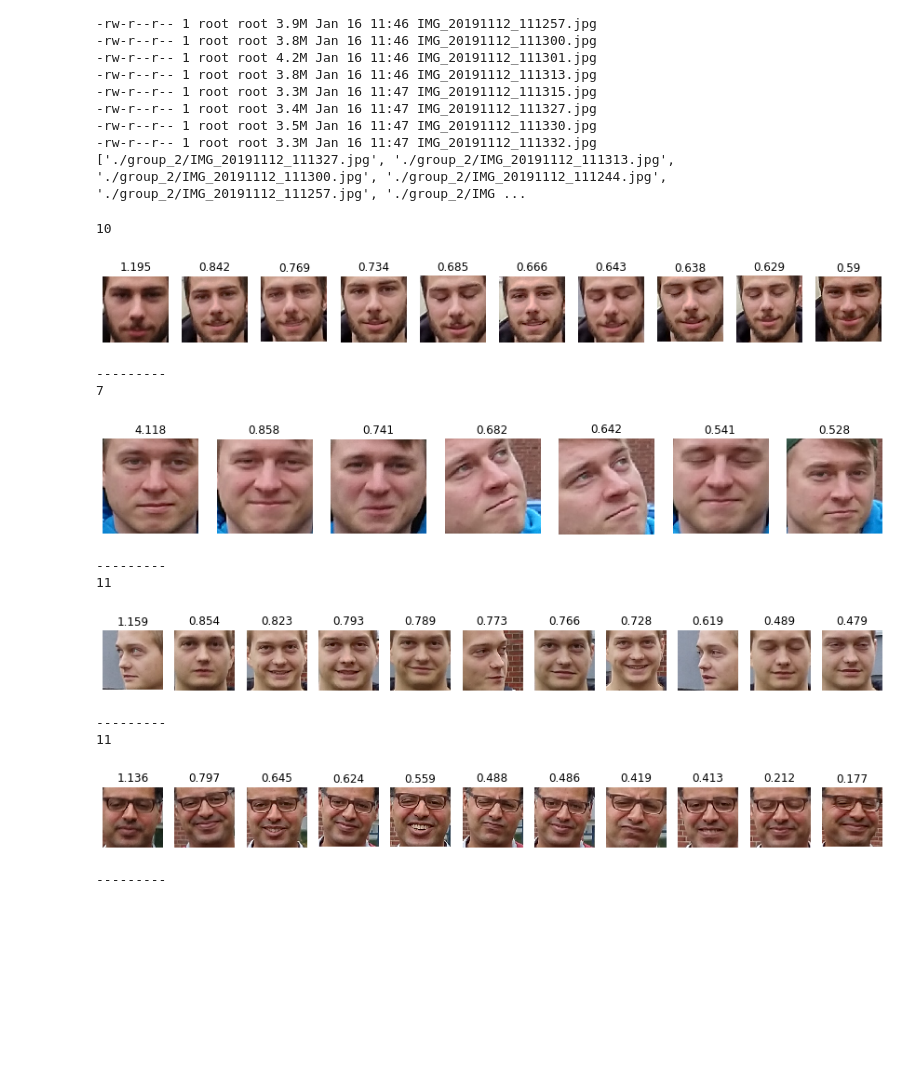
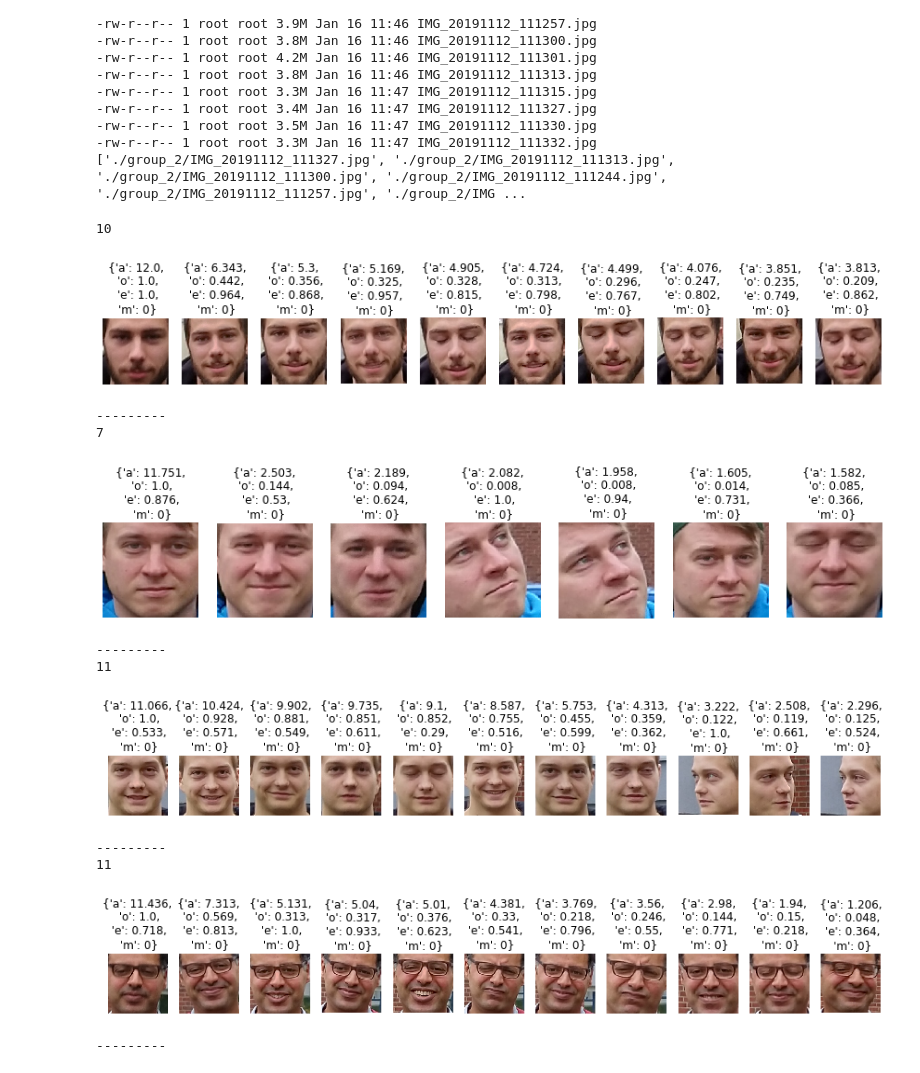
Before and after one commit to uol-mediaprocessing-201920/group-projects-group-photo, a Jupyter notebook: prototype.ipynb, the cells around one changed output. Drawn from its saved outputs; the diff is of its cells as text; code cells hidden in the pictures; blank space fills up the shorter version.

Commit message:
Add score normalization

```diff
--- a/prototype.ipynb
+++ b/prototype.ipynb
@@ -58,12 +58,27 @@ class Person:
   def faceVectorMatches(self, vector):
     return euclid_distance(self.id,vector) < 0.6
 
+  def normalize_scores(self):
+    for score_name in ["orientation", "eyes", "mouth"]:
+      attr_name = "score_" + score_name
+      max = float("-inf")
+      for face in self.faces:
+        score = getattr(face, attr_name)
+        if score > max:
+          max = score
+      for face in self.faces:
+        if max == 0: break
+        score = getattr(face, attr_name) / max
+        setattr(face, attr_name, score)
+      for face in self.faces:
+        face.calc_score_all()
+
 class Face:
   def __init__(self, picture_data, picture_index, landmarks):
     self.picture_data = picture_data
     self.picture_index = picture_index
     self.landmarks = landmarks
-    self.score_orientation = 0 # TODO: define metric for orientation
+    self.score_orientation = None # TODO: define metric for orientation
     self.score_eyes = None
     self.score_mouth = None
     self.score_all = None
@@ -119,8 +134,16 @@ class Face:
     self.calc_score_all()
 
   # sets and return score_all, parameters are for weighting the scores
-  def calc_score_all(self, w1 = 3, w2 = 2, w3 = 1):
+  def calc_score_all(self, w1 = 10, w2 = 2, w3 = 4):
     self.score_all = self.score_orientation * w1 + self.score_eyes * w2 + self.score_mouth * w3
+
+  def scores_str(self):
+    return str({
+        "a": round(self.score_all, 3),
+        "o": round(self.score_orientation, 3),
+        "e": round(self.score_eyes, 3),
+        "m": round(self.score_mouth, 3)
+    }).replace(",", ",\n")
 
 # return the face given a picture and the coords of the face
 def extractFace(pic, coords):
@@ -169,42 +192,43 @@ for pic_idx, picture in enumerate(dlib_pictures):
   # get landmarks of each face
   # get id for each face
   for k,d in enumerate(faces):
     landmarks = face_landmarks(picture,d)
     face_id = face_recognition.compute_face_descriptor(picture,landmarks)
 
     # check if person is already in persons list
     person = next((person for person in persons if person.faceVectorMatches(face_id)), None)
     if person is None:
       person = Person(face_id)
       persons.append(person)
 
     face = Face(extractFace(picture, d), pic_idx, landmarks)
     face.calc_scores()
     person.faces.append(face)
 
 # Output plots
 for person in persons:
   print(len(person.faces))
+  person.normalize_scores()
   person.faces.sort(key=lambda face:face.score_all,reverse=True)
 
   fig, ax = plt.subplots(nrows=1,ncols=len(person.faces),figsize=(15,15))
   for i,a in enumerate(ax):
     a.imshow(person.faces[i].picture_data)
-    a.set_title(str(round(person.faces[i].score_all,3)))
+    a.set_title(person.faces[i].scores_str())
     a.axis("off")
 
   plt.show()
   print("---------")
 # %% [output]
 10
-[figure, old version]
+[figure, new version]
 ---------
 7
-[figure, old version]
+[figure, new version]
 ---------
 11
-[figure, old version]
+[figure, new version]
 ---------
 11
-[figure, old version]
+[figure, new version]
 ---------
```
